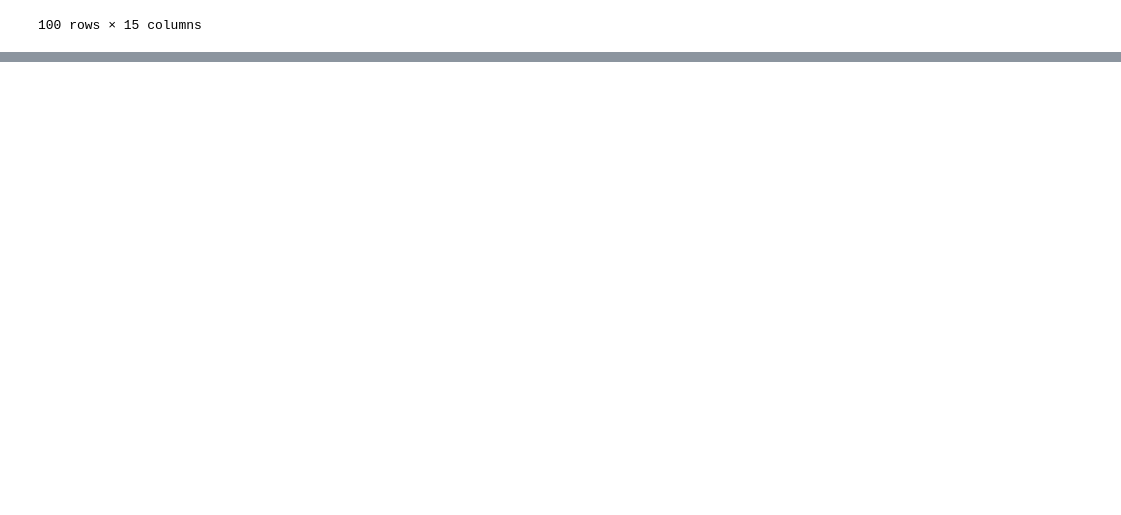
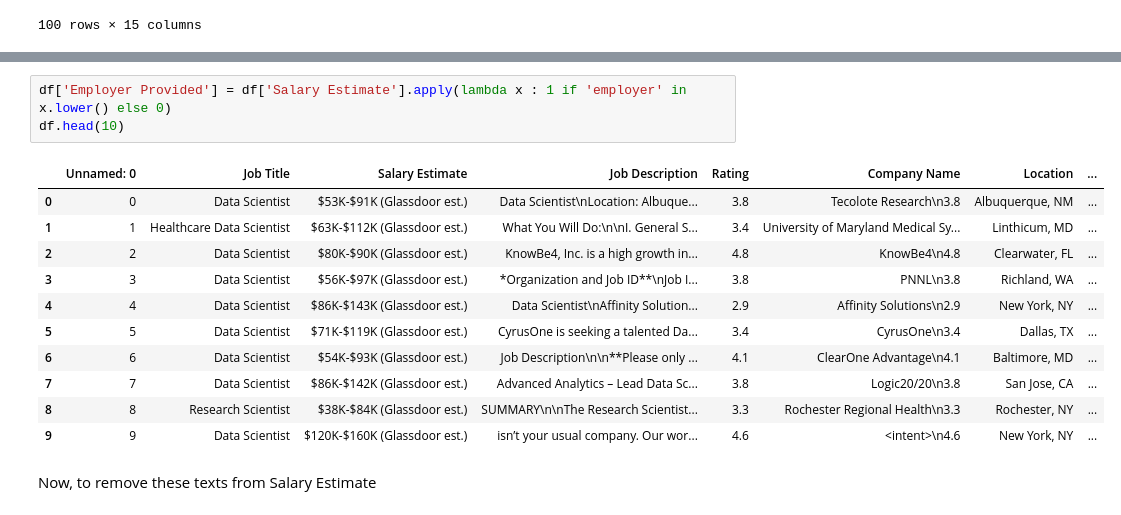
Before and after one commit to AadiSingh0805/Data-Science, a Jupyter notebook: DS_Salaries/data_cleaning.ipynb, the cells around one changed output, grey strips where cells are left out. Saved outputs shown, nothing was run; the diff lists cells and outputs as text; blank space fills up the shorter version.

```diff
--- a/DS_Salaries/data_cleaning.ipynb
+++ b/DS_Salaries/data_cleaning.ipynb
@@ -40,0 +97,17 @@ memory usage: 112.2+ KB
+# %%
+df['Employer Provided'] = df['Salary Estimate'].apply(lambda x : 1 if 'employer' in x.lower() else 0)
+df.head(10)
+# %% [output]
+|  | Unnamed: 0 | Job Title | Salary Estimate | Job Description | Rating | Company Name | Location | ... |
+| 0 | 0 | Data Scientist | $53K-$91K (Glassdoor est.) | Data Scientist\nLocation: Albuque... | 3.8 | Tecolote Research\n3.8 | Albuquerque, NM | ... |
+| 1 | 1 | Healthcare Data Scientist | $63K-$112K (Glassdoor est.) | What You Will Do:\n\nI. General S... | 3.4 | University of Maryland Medical Sy... | Linthicum, MD | ... |
+| 2 | 2 | Data Scientist | $80K-$90K (Glassdoor est.) | KnowBe4, Inc. is a high growth in... | 4.8 | KnowBe4\n4.8 | Clearwater, FL | ... |
+| 3 | 3 | Data Scientist | $56K-$97K (Glassdoor est.) | *Organization and Job ID**\nJob I... | 3.8 | PNNL\n3.8 | Richland, WA | ... |
+| 4 | 4 | Data Scientist | $86K-$143K (Glassdoor est.) | Data Scientist\nAffinity Solution... | 2.9 | Affinity Solutions\n2.9 | New York, NY | ... |
+| 5 | 5 | Data Scientist | $71K-$119K (Glassdoor est.) | CyrusOne is seeking a talented Da... | 3.4 | CyrusOne\n3.4 | Dallas, TX | ... |
+| 6 | 6 | Data Scientist | $54K-$93K (Glassdoor est.) | Job Description\n\n**Please only ... | 4.1 | ClearOne Advantage\n4.1 | Baltimore, MD | ... |
+| 7 | 7 | Data Scientist | $86K-$142K (Glassdoor est.) | Advanced Analytics – Lead Data Sc... | 3.8 | Logic20/20\n3.8 | San Jose, CA | ... |
+| 8 | 8 | Research Scientist | $38K-$84K (Glassdoor est.) | SUMMARY\n\nThe Research Scientist... | 3.3 | Rochester Regional Health\n3.3 | Rochester, NY | ... |
+| 9 | 9 | Data Scientist | $120K-$160K (Glassdoor est.) | isn’t your usual company. Our wor... | 4.6 | <intent>\n4.6 | New York, NY | ... |
+# %% [markdown]
+Now, to remove these texts from Salary Estimate
```
Also changed, not shown: parts of 29 cells of this notebook, 1 other file.
